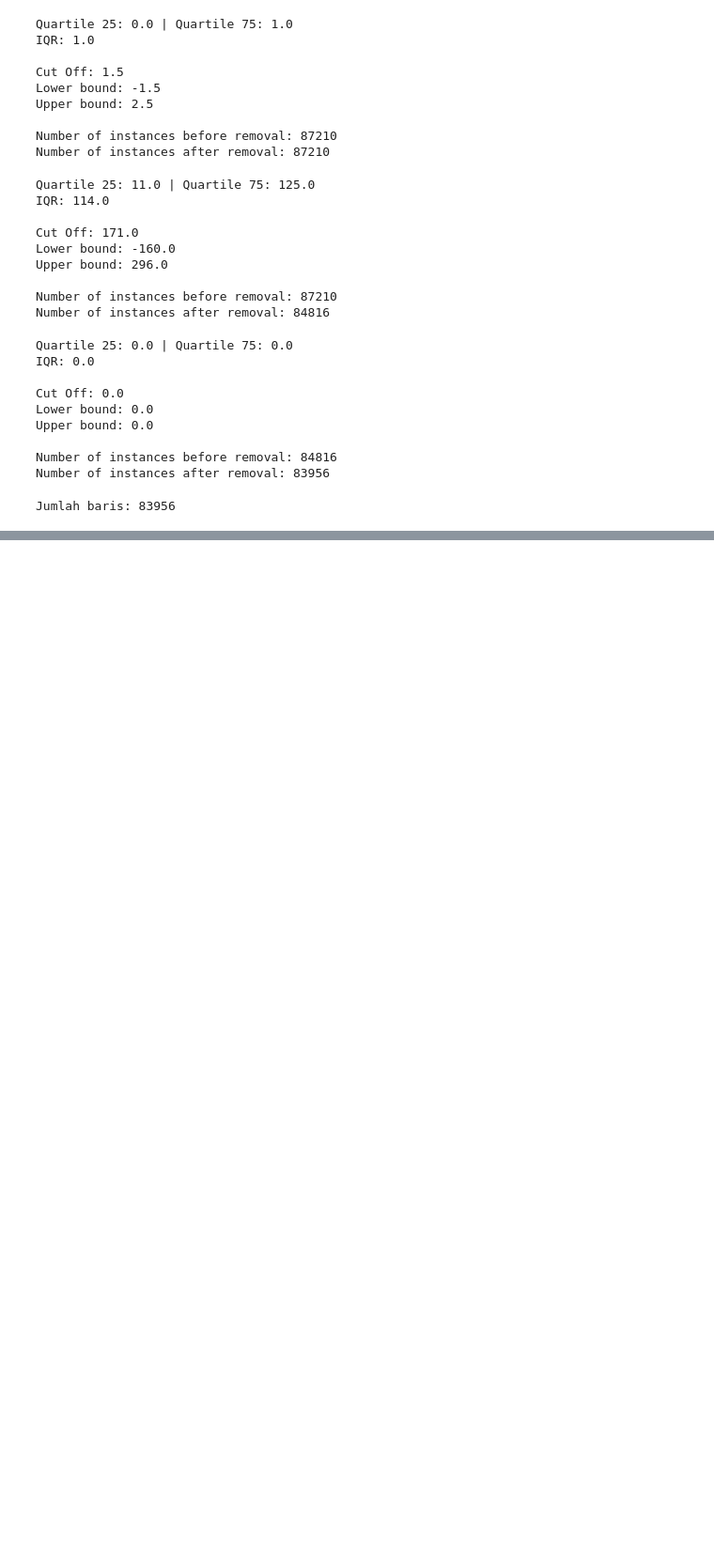
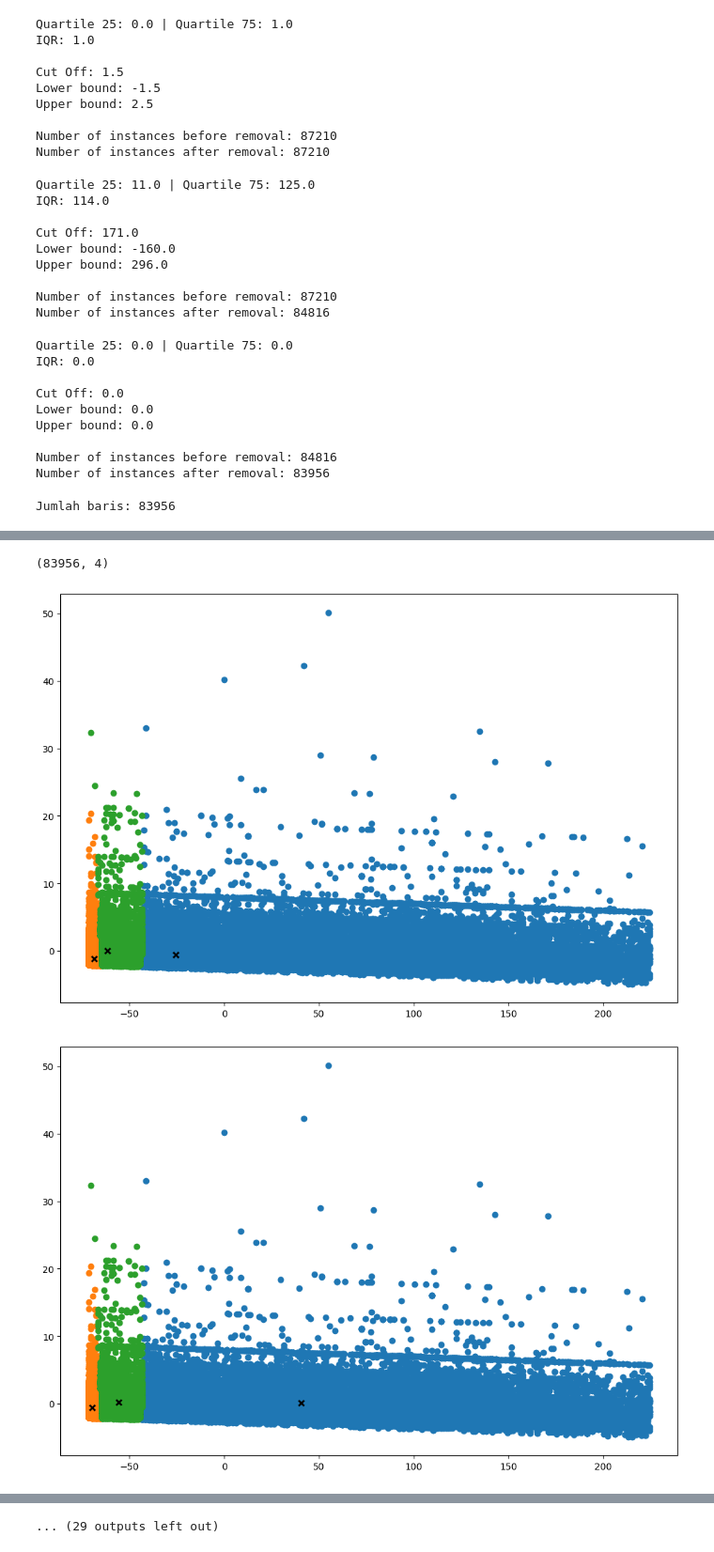
Before and after one commit to iskandarmrp/Tugas-Besar-2-IF5150, a Jupyter notebook: Tugas Besar 2 IF5150.ipynb, the cells around one changed output, grey strips where cells are left out. Shown at 94% size. Saved outputs shown, nothing was run; the diff lists cells and outputs as text; code cells hidden in the pictures; blank space fills up the shorter version.

Commit message:
update: eda, naive bayes, kmeans

```diff
--- a/Tugas Besar 2 IF5150.ipynb
+++ b/Tugas Besar 2 IF5150.ipynb
@@ -407,0 +513,15 @@ weighted avg       0.84      0.85      0.84     16792
+# %%
+from sklearn.model_selection import train_test_split
+
+X, y = df.drop(columns=['is_canceled']).values, df['is_canceled'].values
+X_train, X_test, y_train, y_test = train_test_split(X, y, test_size=0.2, random_state=1234)
+
+clf = LogisticRegression(lr=0.01)
+clf.fit(X_train,y_train)
+y_pred = clf.predict(X_test)
+
+def accuracy(y_pred, y_test):
+    return np.sum(y_pred==y_test)/len(y_test)
+
+acc = accuracy(y_pred, y_test)
+print(acc)
@@ -407,0 +687,22 @@ weighted avg       0.84      0.85      0.84     16792
+# %%
+np.random.seed(42)
+
+from sklearn.decomposition import PCA
+
+X = df[['lead_time', 'stays_in_weekend_nights', 'stays_in_week_nights', 'adults']].values
+print(X.shape)
+
+# clusters = len(np.unique(y))
+# print(clusters)
+
+pca = PCA(n_components=2)
+X_reduced = pca.fit_transform(X)
+
+k = KMeans(K=3, max_iters=150, plot_steps=True)
+y_pred = k.predict(X_reduced)
+
+k.plot()
+# %% [output]
+(83956, 4)
+[figure, added]
+[figure, added]
@@ -407,0 +718 @@ weighted avg       0.84      0.85      0.84     16792
+... (29 outputs left out)
```
Also changed, not shown: parts of 12 cells of this notebook, 1 other file.
